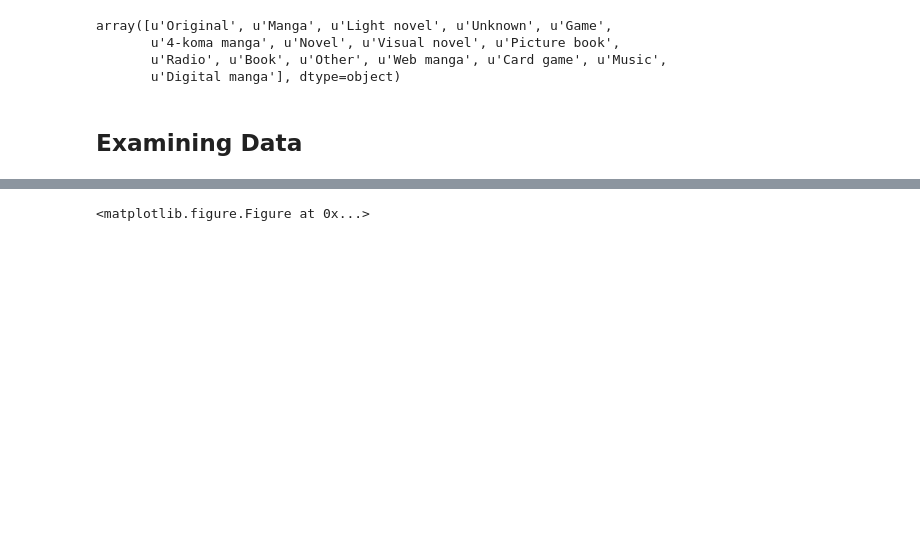
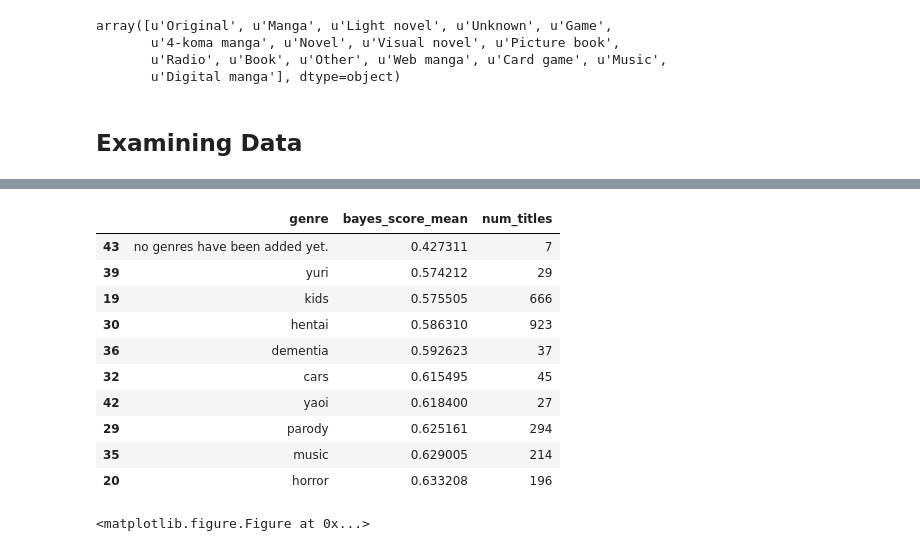
Before and after one commit to FourSwordKirby/MALDataScience, a Jupyter notebook: more_stats.ipynb, the cells around one changed output, grey strips where cells are left out. Cells and saved outputs as stored; diff of their text form; code cells hidden in the pictures; blank space fills up the shorter version.

```diff
--- a/more_stats.ipynb
+++ b/more_stats.ipynb
@@ -130,3 +147,17 @@ for g in all_genre:
+# %%
+avg_genre_score_df.sort_values('bayes_score_mean', ascending=True).head(10)
+# %% [output]
+|  | genre | bayes_score_mean | num_titles |
+| 43 | no genres have been added yet. | 0.427311 | 7 |
+| 39 | yuri | 0.574212 | 29 |
+| 19 | kids | 0.575505 | 666 |
+| 30 | hentai | 0.586310 | 923 |
+| 36 | dementia | 0.592623 | 37 |
+| 32 | cars | 0.615495 | 45 |
+| 42 | yaoi | 0.618400 | 27 |
+| 29 | parody | 0.625161 | 294 |
+| 35 | music | 0.629005 | 214 |
+| 20 | horror | 0.633208 | 196 |
 # %%
 matplotlib.rcParams['figure.figsize'] = (7.0, 5.0)
 plt.figure(1)
```
Also changed, not shown: parts of 3 cells of this notebook.
